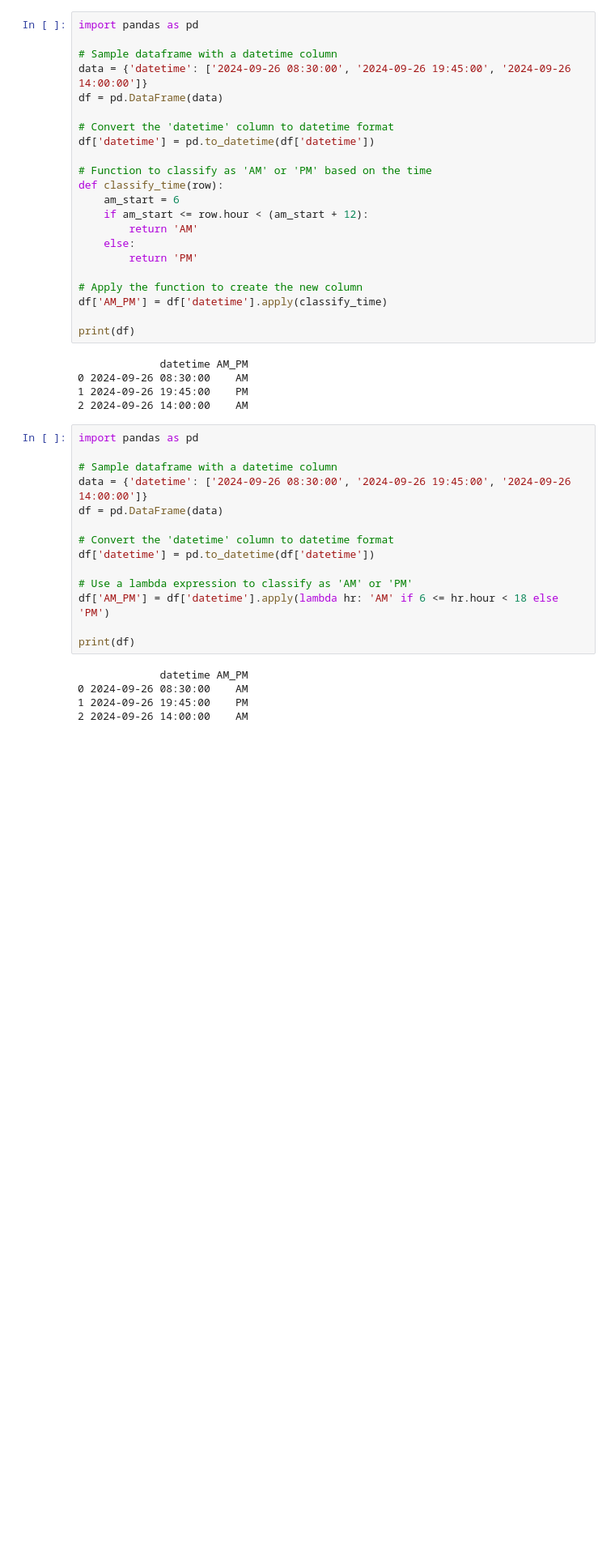
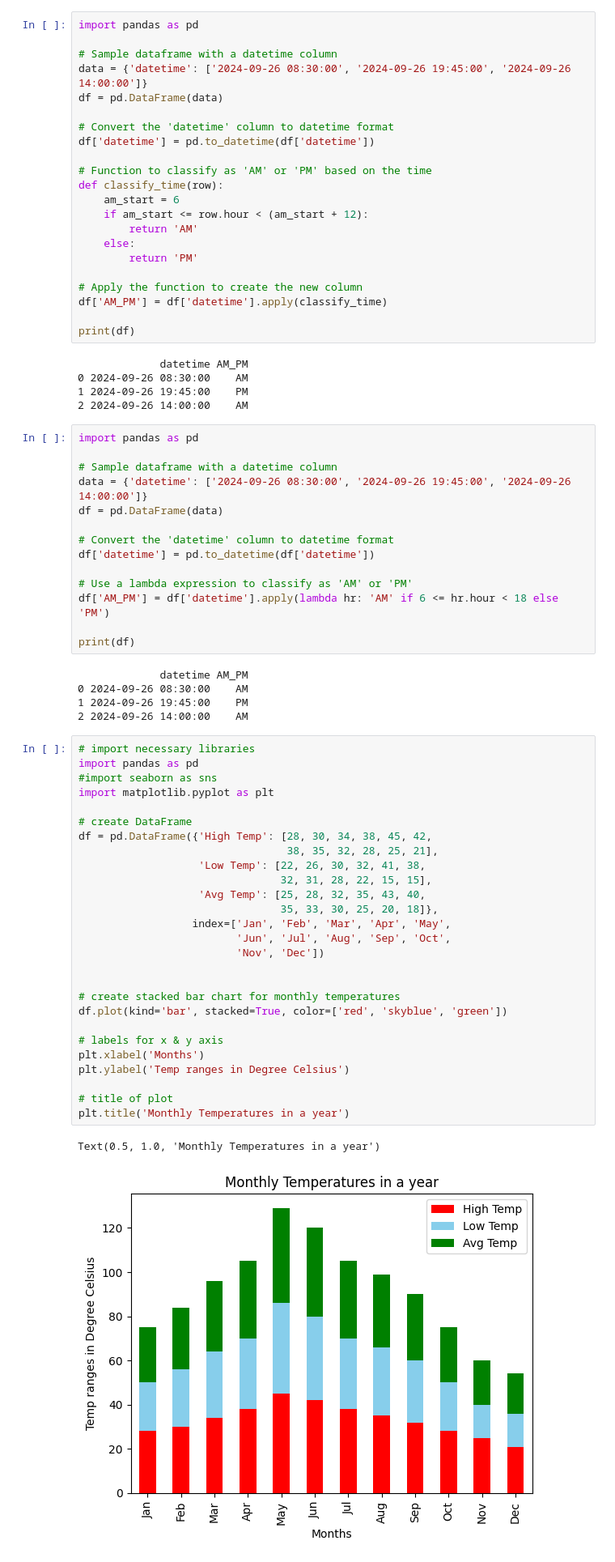
Before and after one commit to fischettijw/Abigail_ScienceFair_2024-25_082224, a Jupyter notebook: sandbox/AM - PM.ipynb, the cells around one changed output. Shown at 81% size. Drawn from its saved outputs; the diff is of its cells as text; blank space fills up the shorter version.

```diff
--- a/sandbox/AM - PM.ipynb
+++ b/sandbox/AM - PM.ipynb
@@ -44,3 +44,33 @@ print(df)
 0 2024-09-26 08:30:00    AM
 1 2024-09-26 19:45:00    PM
 2 2024-09-26 14:00:00    AM
+# %%
+# import necessary libraries
+import pandas as pd
+#import seaborn as sns
+import matplotlib.pyplot as plt
+
+# create DataFrame
+df = pd.DataFrame({'High Temp': [28, 30, 34, 38, 45, 42,
+                                 38, 35, 32, 28, 25, 21],
+                   'Low Temp': [22, 26, 30, 32, 41, 38,
+                                32, 31, 28, 22, 15, 15],
+                   'Avg Temp': [25, 28, 32, 35, 43, 40,
+                                35, 33, 30, 25, 20, 18]},
+                  index=['Jan', 'Feb', 'Mar', 'Apr', 'May',
+                         'Jun', 'Jul', 'Aug', 'Sep', 'Oct',
+                         'Nov', 'Dec'])
+
+
+# create stacked bar chart for monthly temperatures
+df.plot(kind='bar', stacked=True, color=['red', 'skyblue', 'green'])
+
+# labels for x & y axis
+plt.xlabel('Months')
+plt.ylabel('Temp ranges in Degree Celsius')
+
+# title of plot
+plt.title('Monthly Temperatures in a year')
+# %% [output]
+Text(0.5, 1.0, 'Monthly Temperatures in a year')
+[figure, added]
```
Also changed, not shown: parts of 5 cells of this notebook.
